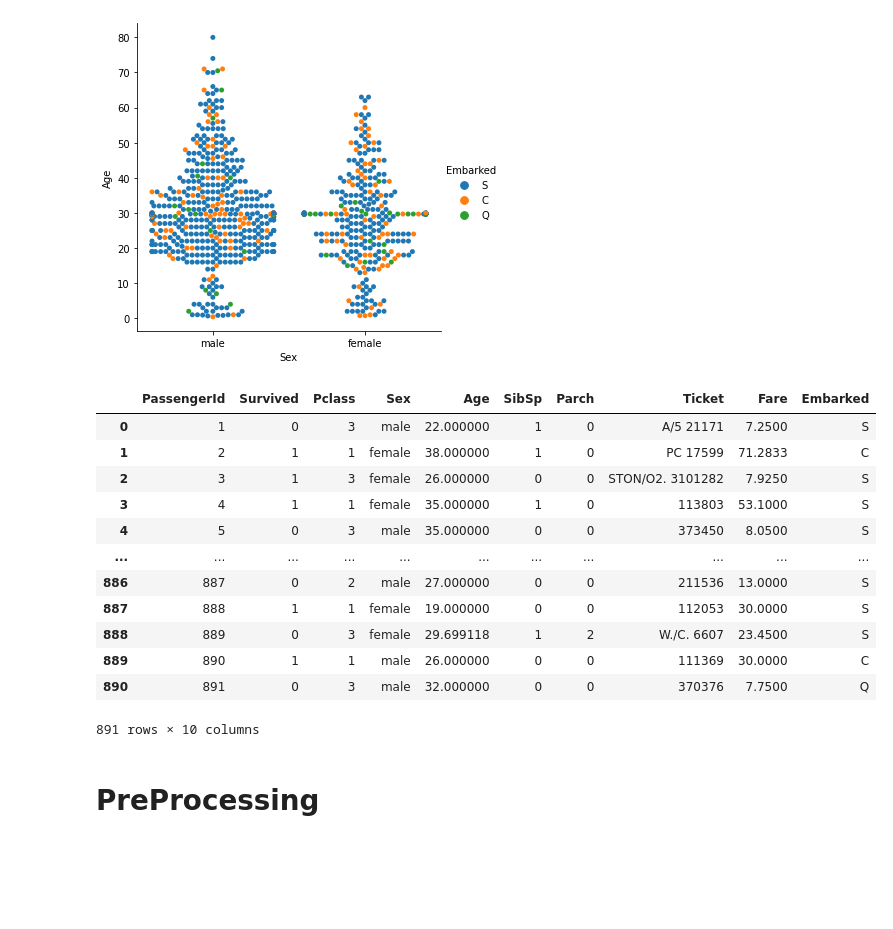
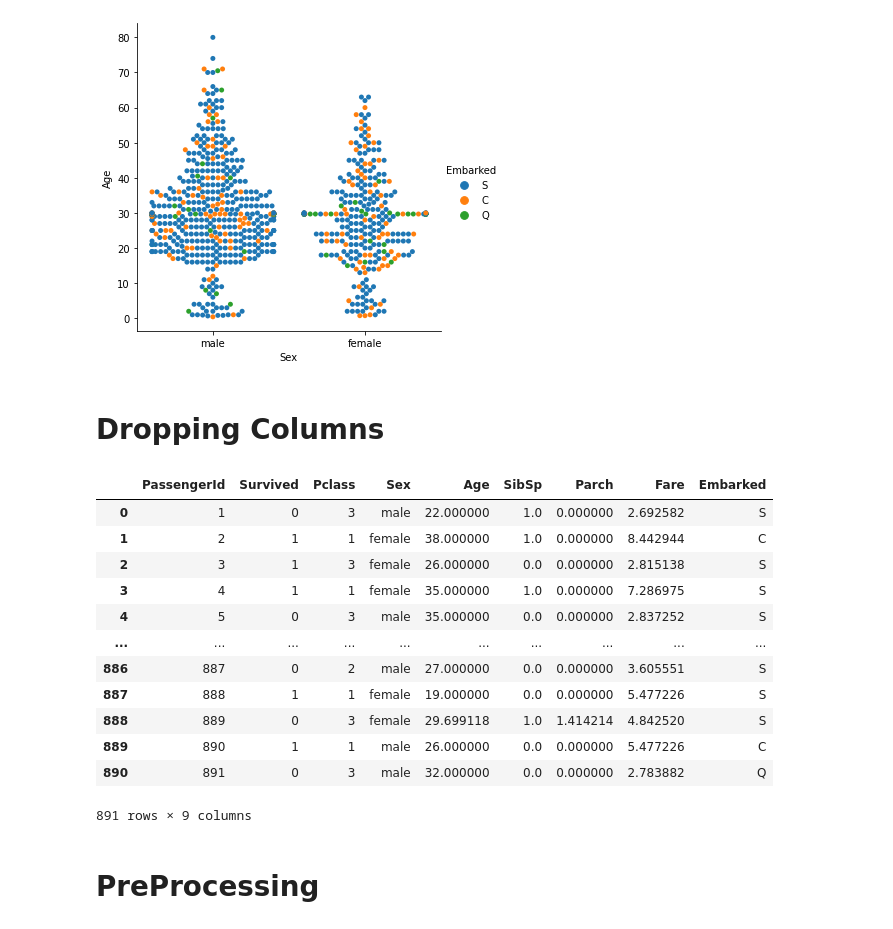
Before and after one commit to Rishit605/ml-titanic-disaster-predictions, a Jupyter notebook: titanic-survival-3.ipynb, the cells around one changed output. Cells and saved outputs as stored; diff of their text form; code cells hidden in the pictures; blank space fills up the shorter version.

```diff
--- a/titanic-survival-3.ipynb
+++ b/titanic-survival-3.ipynb
@@ -147,5 +198,14 @@ dtype: int64
 df_train.shape, df_test.shape
 # %% [output]
 ((891, 11), (418, 10))
+# %%
+df_train.Fare = np.sqrt(df_train.Fare)
+df_test.Fare = np.sqrt(df_train.Fare)
+# %%
+df_train.SibSp = np.sqrt(df_train.SibSp)
+df_test.SibSp = np.sqrt(df_test.SibSp)
+# %%
+df_train.Parch = np.sqrt(df_train.Parch)
+df_test.Parch = np.sqrt(df_test.Parch)
 # %% [markdown]
 # **Data Viz**
@@ -169,22 +235,25 @@ sns.catplot(x= 'Sex', y= 'Age', hue= 'Embarked', kind = 'swarm',data=df_train)
 # %% [output]
 <seaborn.axisgrid.FacetGrid at 0x...>
 [figure]
+# %% [markdown]
+# **Dropping Columns**
 # %%
-df_train2 = df_train.drop('Name', axis = 1)
+df_train2 = df_train.drop(['Name', 'Ticket'], axis = 1)
+# df_train2 = df_train.drop(['Cabin'], axis = 1)
 df_train2
 # %% [output]
-|  | PassengerId | Survived | Pclass | Sex | Age | SibSp | Parch | Ticket | Fare | Embarked |
-| 0 | 1 | 0 | 3 | male | 22.000000 | 1 | 0 | A/5 21171 | 7.2500 | S |
-| 1 | 2 | 1 | 1 | female | 38.000000 | 1 | 0 | PC 17599 | 71.2833 | C |
-| 2 | 3 | 1 | 3 | female | 26.000000 | 0 | 0 | STON/O2. 3101282 | 7.9250 | S |
-| 3 | 4 | 1 | 1 | female | 35.000000 | 1 | 0 | 113803 | 53.1000 | S |
-| 4 | 5 | 0 | 3 | male | 35.000000 | 0 | 0 | 373450 | 8.0500 | S |
-| ... | ... | ... | ... | ... | ... | ... | ... | ... | ... | ... |
-| 886 | 887 | 0 | 2 | male | 27.000000 | 0 | 0 | 211536 | 13.0000 | S |
-| 887 | 888 | 1 | 1 | female | 19.000000 | 0 | 0 | 112053 | 30.0000 | S |
-| 888 | 889 | 0 | 3 | female | 29.699118 | 1 | 2 | W./C. 6607 | 23.4500 | S |
-| 889 | 890 | 1 | 1 | male | 26.000000 | 0 | 0 | 111369 | 30.0000 | C |
-| 890 | 891 | 0 | 3 | male | 32.000000 | 0 | 0 | 370376 | 7.7500 | Q |
+|  | PassengerId | Survived | Pclass | Sex | Age | SibSp | Parch | Fare | Embarked |
+| 0 | 1 | 0 | 3 | male | 22.000000 | 1.0 | 0.000000 | 2.692582 | S |
+| 1 | 2 | 1 | 1 | female | 38.000000 | 1.0 | 0.000000 | 8.442944 | C |
+| 2 | 3 | 1 | 3 | female | 26.000000 | 0.0 | 0.000000 | 2.815138 | S |
+| 3 | 4 | 1 | 1 | female | 35.000000 | 1.0 | 0.000000 | 7.286975 | S |
+| 4 | 5 | 0 | 3 | male | 35.000000 | 0.0 | 0.000000 | 2.837252 | S |
+| ... | ... | ... | ... | ... | ... | ... | ... | ... | ... |
+| 886 | 887 | 0 | 2 | male | 27.000000 | 0.0 | 0.000000 | 3.605551 | S |
+| 887 | 888 | 1 | 1 | female | 19.000000 | 0.0 | 0.000000 | 5.477226 | S |
+| 888 | 889 | 0 | 3 | female | 29.699118 | 1.0 | 1.414214 | 4.842520 | S |
+| 889 | 890 | 1 | 1 | male | 26.000000 | 0.0 | 0.000000 | 5.477226 | C |
+| 890 | 891 | 0 | 3 | male | 32.000000 | 0.0 | 0.000000 | 2.783882 | Q |
-891 rows × 10 columns
+891 rows × 9 columns
 # %% [markdown]
 # **PreProcessing**
```
Also changed, not shown: parts of 33 cells of this notebook.
